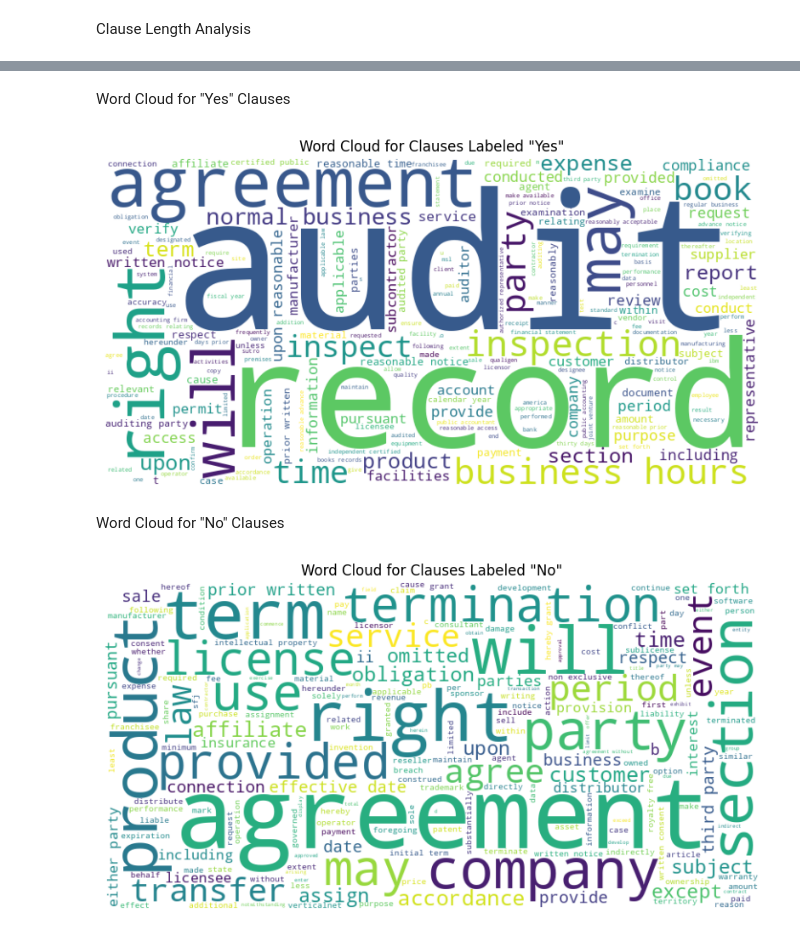
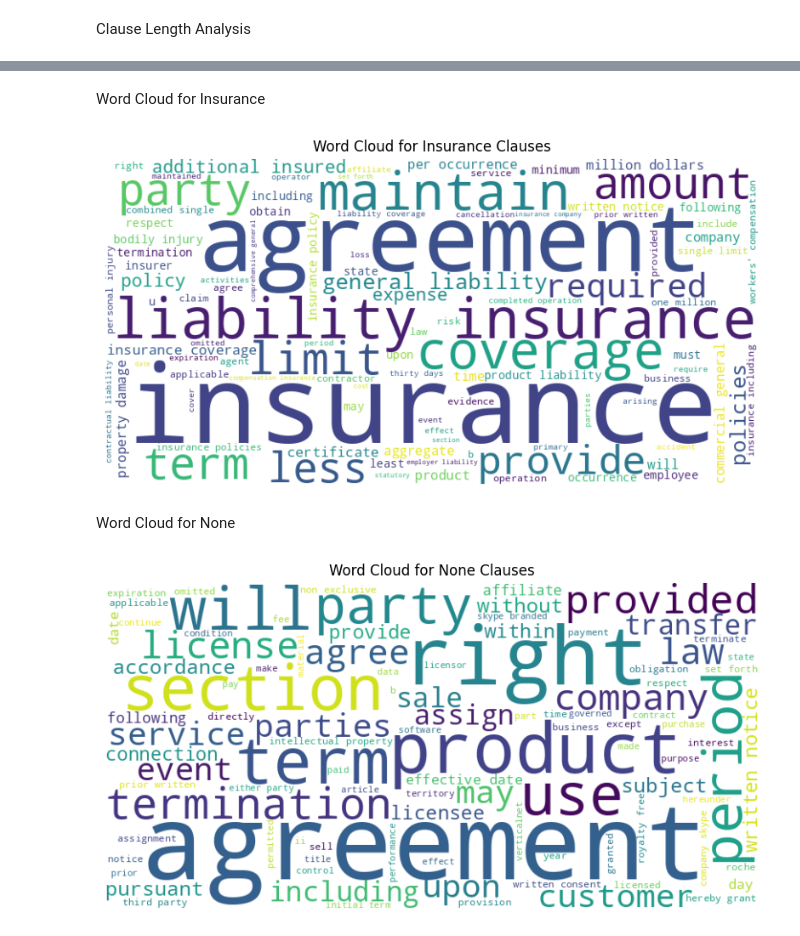
Before and after one commit to rahul-mandadi/LegalClause, a Jupyter notebook: Notebooks/EDA.ipynb, the cells around one changed output, grey strips where cells are left out. Cells and saved outputs as stored; diff of their text form; code cells hidden in the pictures.

```diff
--- a/Notebooks/EDA.ipynb
+++ b/Notebooks/EDA.ipynb
@@ -46,14 +83,13 @@ Name: count, dtype: int64
 # %% [markdown]
 Clause Length Analysis
 # %%
-# Analyze clause lengths
-df['clause_length'] = df['cleaned_text'].apply(lambda x: len(x.split()))
-plt.figure(figsize=(8, 5))
-sns.histplot(df['clause_length'], bins=30, kde=True)
+# Analyze and visualize clause lengths in words
+
+df_combined['clause_length'] = df_combined['cleaned_text'].apply(lambda x: len(x.split()))
+plt.figure(figsize=(10, 6))
+sns.histplot(df_combined['clause_length'], bins=30, kde=True, color='teal')
 plt.title('Distribution of Clause Lengths (Word Count)')
 plt.xlabel('Number of Words')
 plt.ylabel('Frequency')
 plt.show()
-print(f'Average clause length: {df["clause_length"].mean():.2f} words')
-print(f'Max clause length: {df["clause_length"].max()} words')
 # %% [output]
@@ -63,26 +134,26 @@ Max clause length: 363 words
 # %% [markdown]
-Word Cloud for "Yes" Clauses
+Word Cloud for Insurance
 # %%
-# Word cloud for clauses labeled "Yes"
-yes_clauses = ' '.join(df[df['label'] == 1]['cleaned_text'])
-wordcloud = WordCloud(width=800, height=400, background_color='white').generate(yes_clauses)
+# Generate word cloud for Insurance clauses (class 2)
+
+class_text = ' '.join(df_combined[df_combined['class_label'] == 2]['cleaned_text'])
+wordcloud = WordCloud(width=800, height=400, background_color='white', max_words=100).generate(class_text)
 plt.figure(figsize=(10, 5))
 plt.imshow(wordcloud, interpolation='bilinear')
 plt.axis('off')
-plt.title('Word Cloud for Clauses Labeled "Yes"')
+plt.title('Word Cloud for Insurance Clauses')
 plt.show()
 # %% [output]
-[figure, old version]
+[figure, new version]
 # %% [markdown]
-Word Cloud for "No" Clauses
+Word Cloud for None
 # %%
-# Word cloud for clauses labeled "No"
-no_clauses = ' '.join(df[df['label'] == 0]['cleaned_text'])
-wordcloud = WordCloud(width=800, height=400, background_color='white').generate(no_clauses)
+class_text = ' '.join(df_combined[df_combined['class_label'] == 3]['cleaned_text'])
+wordcloud = WordCloud(width=800, height=400, background_color='white', max_words=100).generate(class_text)
 plt.figure(figsize=(10, 5))
 plt.imshow(wordcloud, interpolation='bilinear')
 plt.axis('off')
-plt.title('Word Cloud for Clauses Labeled "No"')
+plt.title('Word Cloud for None Clauses')
 plt.show()
 # %% [output]
-[figure, old version]
+[figure, new version]
```
Also changed, not shown: parts of 13 cells of this notebook.
